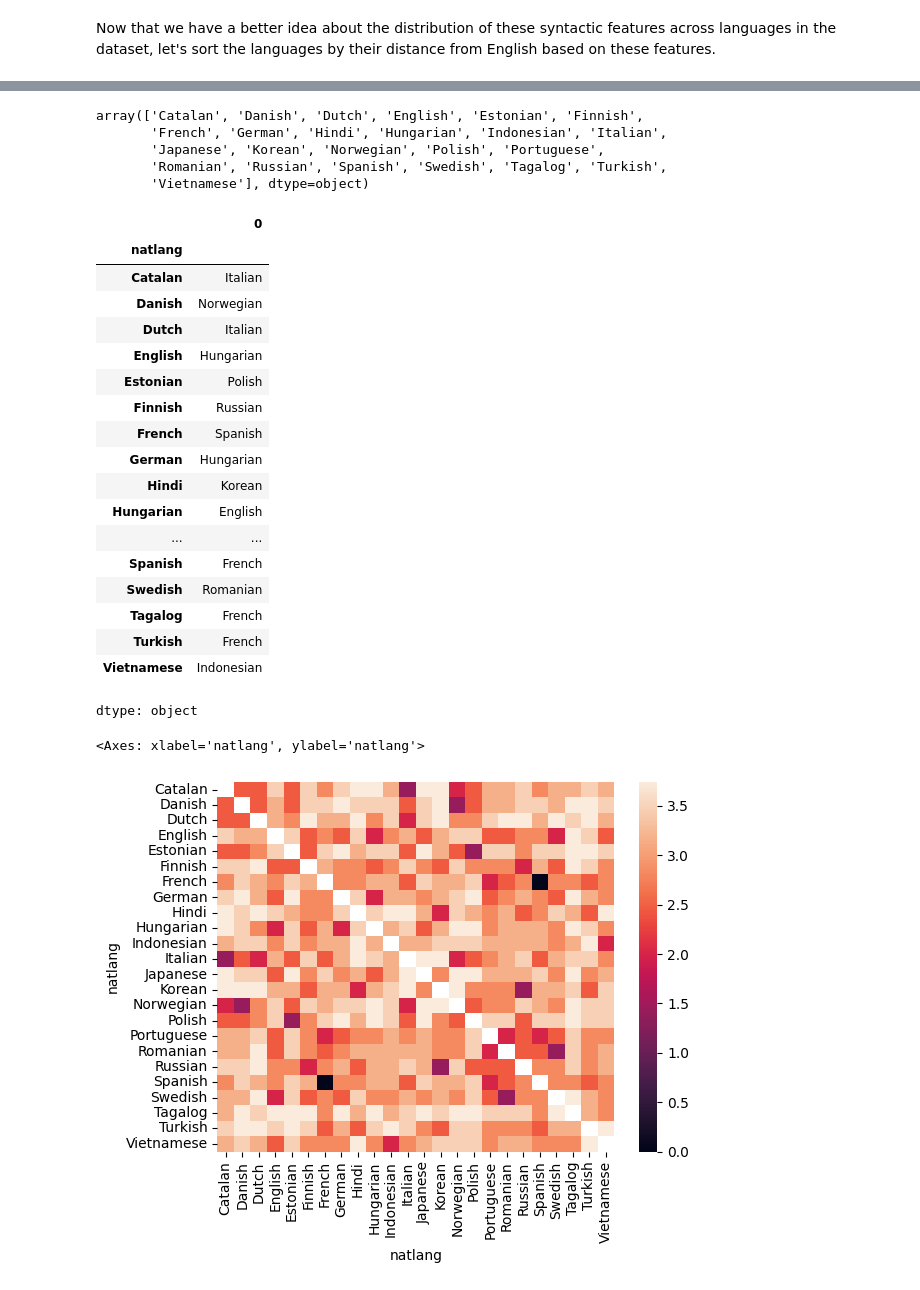
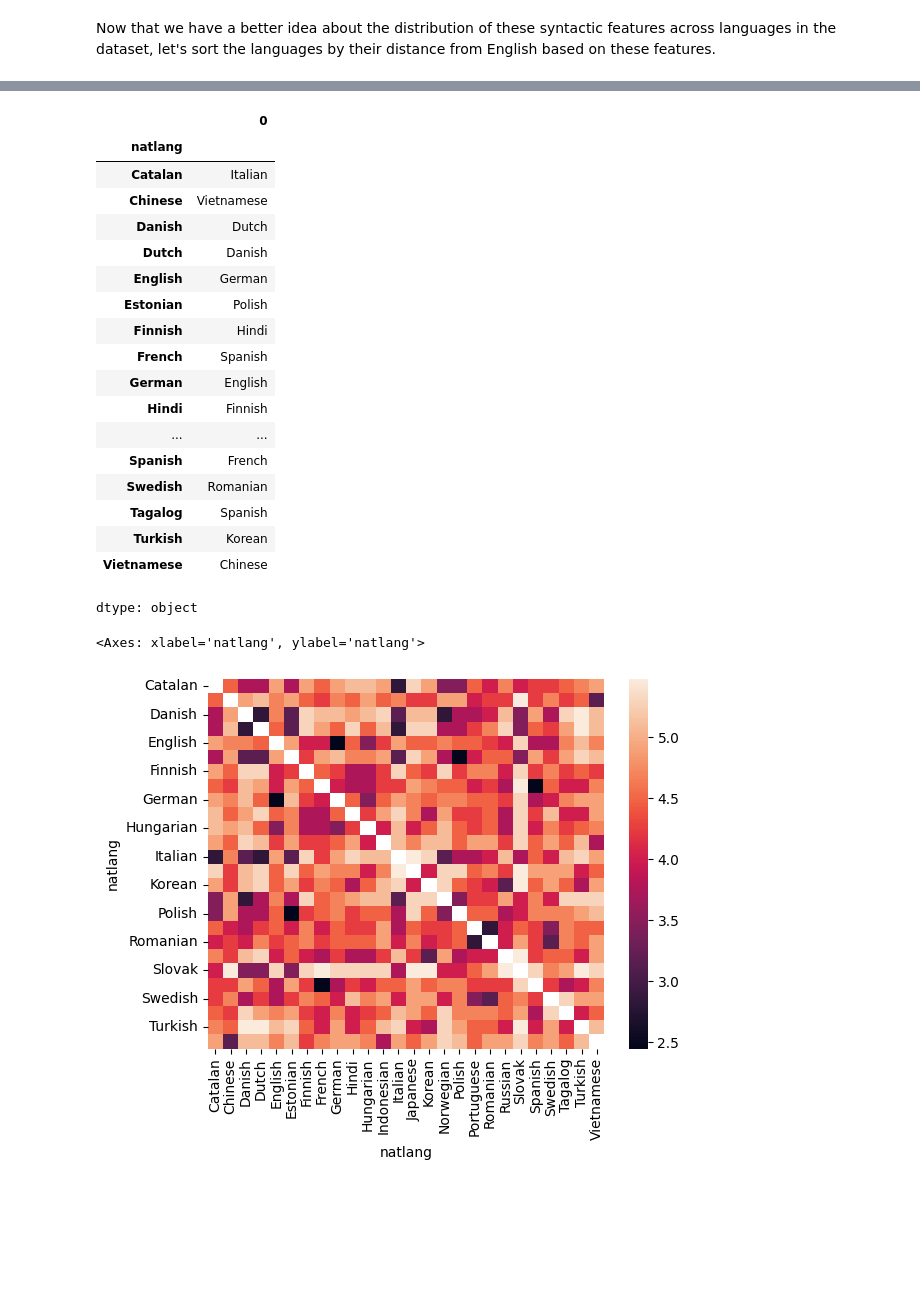
Before and after one commit to ifaul/ifaul.github.io, a Jupyter notebook: lang_acquire_milestone2_11_11.ipynb, the cells around one changed output, grey strips where cells are left out. Drawn from its saved outputs; the diff is of its cells as text; code cells hidden in the pictures; blank space fills up the shorter version.

```diff
--- a/lang_acquire_milestone2_11_11.ipynb
+++ b/lang_acquire_milestone2_11_11.ipynb
@@ -585,9 +538,7 @@ df_lang_tidy_30 = df_lang_tidy['natlang'].value_counts()[:30].index
 
 # Find distances between languages based on syntactic features
 df_features = df_features[df_features['natlang'].isin(df_lang_tidy_30)]
-df_features_desc = df_features[['lang_order_description', 'case_num_description',
-                                  'perfective_aspect_description', 'past_tense_description', 'future_tense_description',
-                                  'indef_art_description', 'def_art_description']].fillna('blank')
+df_features_desc = df_features.filter(regex='_description$').fillna('blank')
 
 # prepare for vectorizing
 df_features_dict = df_features_desc.to_dict(orient="records")
@@ -603,6 +554,6 @@ df_features_sc = scaler.transform(df_features_encode)
 
 D = pairwise_distances(df_features_encode, metric='euclidean')
 np.fill_diagonal(D, np.nan)
-df_features_quant = pd.DataFrame(D, index=df_features['natlang'], columns=df_features['natlang'])
-display(df_features_quant)
+df_features_sc = pd.DataFrame(D, index=df_features['natlang'], columns=df_features['natlang'])
+display(df_features_sc)
 # %% [output]
@@ -628,37 +579,29 @@ display(df_features_quant)
-# %%
-df_features['natlang'].unique()
-# %% [output]
-array(['Catalan', 'Danish', 'Dutch', 'English', 'Estonian', 'Finnish',
-       'French', 'German', 'Hindi', 'Hungarian', 'Indonesian', 'Italian',
-       'Japanese', 'Korean', 'Norwegian', 'Polish', 'Portuguese',
-       'Romanian', 'Russian', 'Spanish', 'Swedish', 'Tagalog', 'Turkish',
-       'Vietnamese'], dtype=object)
 # %%
-df_features_quant.idxmin(axis=1)
+df_features_sc.idxmin(axis=1)
 # %% [output]
 |  | 0 |
 | natlang |  |
 | Catalan | Italian |
-| Danish | Norwegian |
-| Dutch | Italian |
-| English | Hungarian |
+| Chinese | Vietnamese |
+| Danish | Dutch |
+| Dutch | Danish |
+| English | German |
 | Estonian | Polish |
-| Finnish | Russian |
+| Finnish | Hindi |
 | French | Spanish |
-| German | Hungarian |
-| Hindi | Korean |
-| Hungarian | English |
+| German | English |
+| Hindi | Finnish |
 | ... | ... |
 | Spanish | French |
 | Swedish | Romanian |
-| Tagalog | French |
-| Turkish | French |
-| Vietnamese | Indonesian |
+| Tagalog | Spanish |
+| Turkish | Korean |
+| Vietnamese | Chinese |
 dtype: object
 # %%
 # create a visualization for the distance matrix
 import seaborn as sns
-sns.heatmap(df_features_quant)
+sns.heatmap(df_features_sc)
 # %% [output]
 <Axes: xlabel='natlang', ylabel='natlang'>
-[figure, old version]
+[figure, new version]
```
Also changed, not shown: parts of 14 cells of this notebook.
